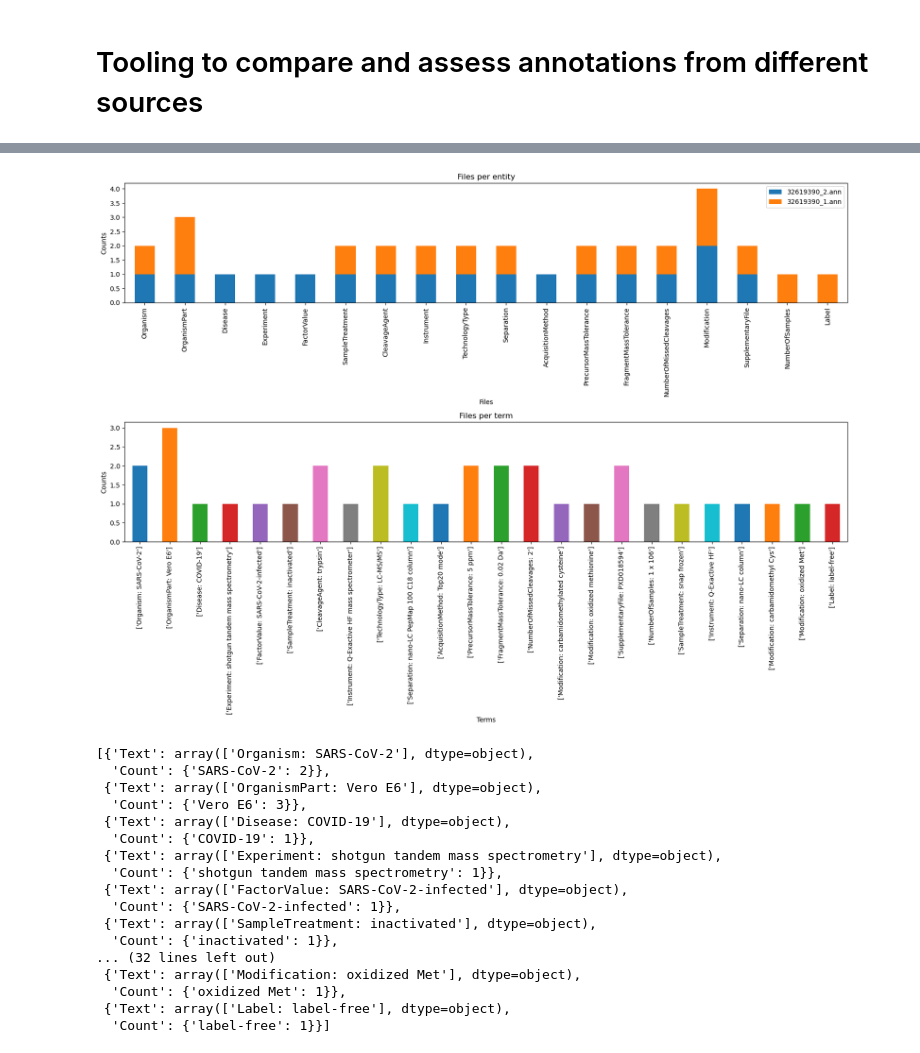
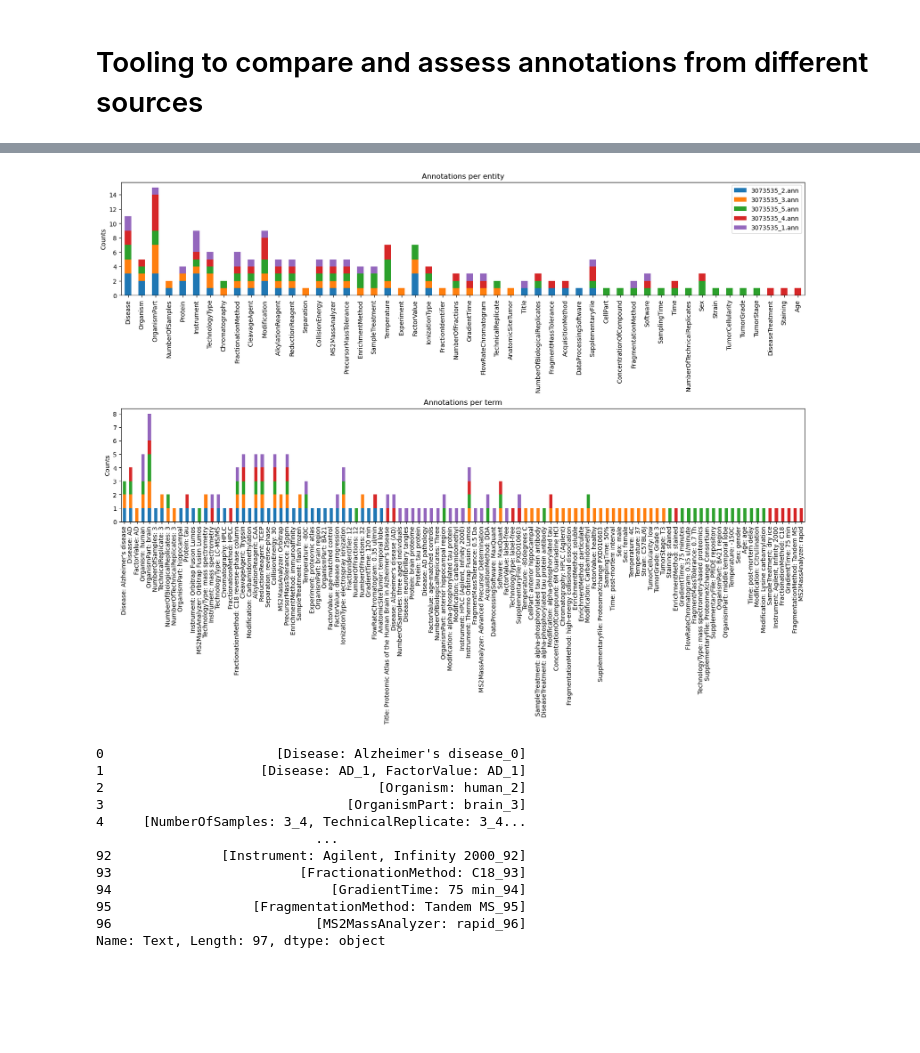
Before and after one commit to TineClaeys/Eubic_Dev_hackathon_2025, a Jupyter notebook: literature_annot/ann_compare/Join_ann_files.ipynb, the cells around one changed output, grey strips where cells are left out. Cells and saved outputs as stored; diff of their text form; code cells hidden in the pictures; blank space fills up the shorter version.

```diff
--- a/literature_annot/ann_compare/Join_ann_files.ipynb
+++ b/literature_annot/ann_compare/Join_ann_files.ipynb
@@ -11,15 +11,17 @@ import seaborn as sns
 pmid = "3073535"
 
 # Other parameters
-gpt_version = "16"
+gpt_version = "7"
 
 # Get GPT outputs
 gpt_files = [f for f in os.listdir("../gpt_ann/version" + gpt_version) if f.endswith(".ann")]
+# filter for file names starting with pmid
+gpt_files = [f for f in gpt_files if f.startswith(pmid)]
 
 # get table from each of the files -> list of data.frames
 gpt_tables = []
 for gpt_file in gpt_files:
-    with open(f"../gpt_ann/version16/{gpt_file}", "r") as f:
+    with open(f"../gpt_ann/version{gpt_version}/{gpt_file}", "r") as f:
         # read tab-delimited file
         table = pd.read_csv(f, sep="\t", header=None)
         # add column names (if 6 columns)
@@ -36,6 +38,9 @@ for gpt_file in gpt_files:
 
 # Join all tables
 gpt_table = pd.concat(gpt_tables)
+
+# Filter for rows with Text != nan
+gpt_table = gpt_table[gpt_table["Text"].notna()]
 # %%
 # Extract comparison for each entity type
 comparison  = []
@@ -50,13 +55,16 @@ for entity_type in gpt_table["Type"].unique():
     })
 # Count per Text
 comparison2 = []
-for entity_type in gpt_table["Text"].unique():
+
+for entity_term in gpt_table["Text"].unique():
     # Get entities from GPT
-    entities = gpt_table[gpt_table["Text"] == entity_type]
-    print(entities)
+    entities = gpt_table[gpt_table["Text"] == entity_term]
     # Compare coordinates
-    comparison2.append({
-        "Text": entities["Type"].unique() + ": " + entity_type,
-        # Count of entities per file
-        "Count": entities["Text"].value_counts().to_dict()
+    # for loop over different entity types
+    for entity_type in entities["Type"].unique():
+       entities2 = entities[entities["Type"] == entity_type]
+       comparison2.append({
+           "Text": entity_type + ": " + entity_term,
+           # Count of entities per file
+           "Count": entities2["File"].value_counts().to_dict()
     })
@@ -83,56 +73,49 @@ for entity_type in gpt_table["Text"].unique():
 # visualize counts in one bar plot
 
 # Create figure with enough space for x labels
 fig, ax = plt.subplots(2, 1, figsize=(20, 10))
 # add space between subplots
 plt.subplots_adjust(hspace=1)
 
 # Create data frame
 comparison_df = pd.DataFrame(comparison)
 comparison2_df = pd.DataFrame(comparison2)
 # Count of files per entities
 count_df = pd.DataFrame(comparison_df["Count"].tolist()).fillna(0)
 text_count_df = pd.DataFrame(comparison2_df["Count"].tolist()).fillna(0)
 # Remove labels from "Count"
 text_count_df.columns = [f"Files_{col}" for col in text_count_df.columns]
 
 # Plot counts
 count_df.plot(kind="bar", stacked=True, ax=ax[0])
 # set entities as x labels
 ax[0].set_xticklabels(comparison_df["Entity"])
-ax[0].set_title("Files per entity")
-ax[0].set_xlabel("Files")
+ax[0].set_title("Annotations per entity")
 ax[0].set_ylabel("Counts")
 
 # plot values
 text_count_df.plot(kind="bar", stacked=True, ax=ax[1])
 # set entities as x labels
 ax[1].set_xticklabels(comparison2_df["Text"])
-ax[1].set_title("Files per term")
-ax[1].set_xlabel("Terms")
+ax[1].set_title("Annotations per term")
 ax[1].set_ylabel("Counts")
 # no legend
 ax[1].legend().set_visible(False)
 # %% [output]
-[figure, old version]
+[figure, new version]
 # %%
 # Create named vector with values
-comparison2
+comparison2_df["Text"]
 # %% [output]
-[{'Text': array(['Organism: SARS-CoV-2'], dtype=object),
-  'Count': {'SARS-CoV-2': 2}},
- {'Text': array(['OrganismPart: Vero E6'], dtype=object),
-  'Count': {'Vero E6': 3}},
- {'Text': array(['Disease: COVID-19'], dtype=object),
-  'Count': {'COVID-19': 1}},
- {'Text': array(['Experiment: shotgun tandem mass spectrometry'], dtype=object),
-  'Count': {'shotgun tandem mass spectrometry': 1}},
- {'Text': array(['FactorValue: SARS-CoV-2-infected'], dtype=object),
-  'Count': {'SARS-CoV-2-infected': 1}},
- {'Text': array(['SampleTreatment: inactivated'], dtype=object),
-  'Count': {'inactivated': 1}},
-... (32 lines left out)
- {'Text': array(['Modification: oxidized Met'], dtype=object),
-  'Count': {'oxidized Met': 1}},
- {'Text': array(['Label: label-free'], dtype=object),
-  'Count': {'label-free': 1}}]
+0                      [Disease: Alzheimer's disease_0]
+1                    [Disease: AD_1, FactorValue: AD_1]
+2                                   [Organism: human_2]
+3                               [OrganismPart: brain_3]
+4     [NumberOfSamples: 3_4, TechnicalReplicate: 3_4...
+                            ...
+92              [Instrument: Agilent, Infinity 2000_92]
+93                        [FractionationMethod: C18_93]
+94                            [GradientTime: 75 min_94]
+95                  [FragmentationMethod: Tandem MS_95]
+96                          [MS2MassAnalyzer: rapid_96]
+Name: Text, Length: 97, dtype: object
```
Also changed, not shown: parts of 1 cell of this notebook.
